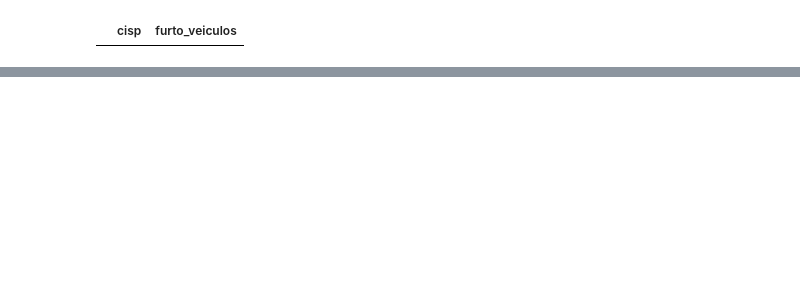
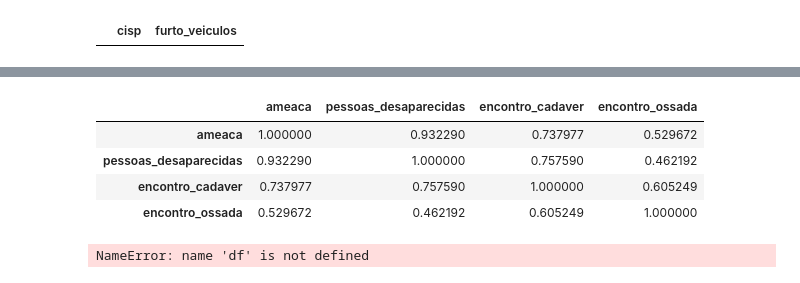
Before and after one commit to CarlosEduardoRodrigues7/Uc2, a Jupyter notebook: aula1 - isp dados.ipynb, the cells around one changed output, grey strips where cells are left out. Cells and saved outputs as stored; diff of their text form; code cells hidden in the pictures; blank space fills up the shorter version.

```diff
--- a/aula1 - isp dados.ipynb
+++ b/aula1 - isp dados.ipynb
@@ -569,0 +599,9 @@ dp_outlier_inf_furto_veiculo
+# %%
+corr_pandas = df_sum [['ameaca','pessoas_desaparecidas', 'encontro_cadaver', 'encontro_ossada']].corr()
+corr_pandas
+# %% [output]
+|  | ameaca | pessoas_desaparecidas | encontro_cadaver | encontro_ossada |
+| ameaca | 1.000000 | 0.932290 | 0.737977 | 0.529672 |
+| pessoas_desaparecidas | 0.932290 | 1.000000 | 0.757590 | 0.462192 |
+| encontro_cadaver | 0.737977 | 0.757590 | 1.000000 | 0.605249 |
+| encontro_ossada | 0.529672 | 0.462192 | 0.605249 | 1.000000 |
@@ -569,0 +610,4 @@ dp_outlier_inf_furto_veiculo
+# %%
+array_ameaca = np.array(df['ameaca'])
+# %% [output]
+NameError: name 'df' is not defined
```
Also changed, not shown: parts of 39 cells of this notebook, 2 other files.
